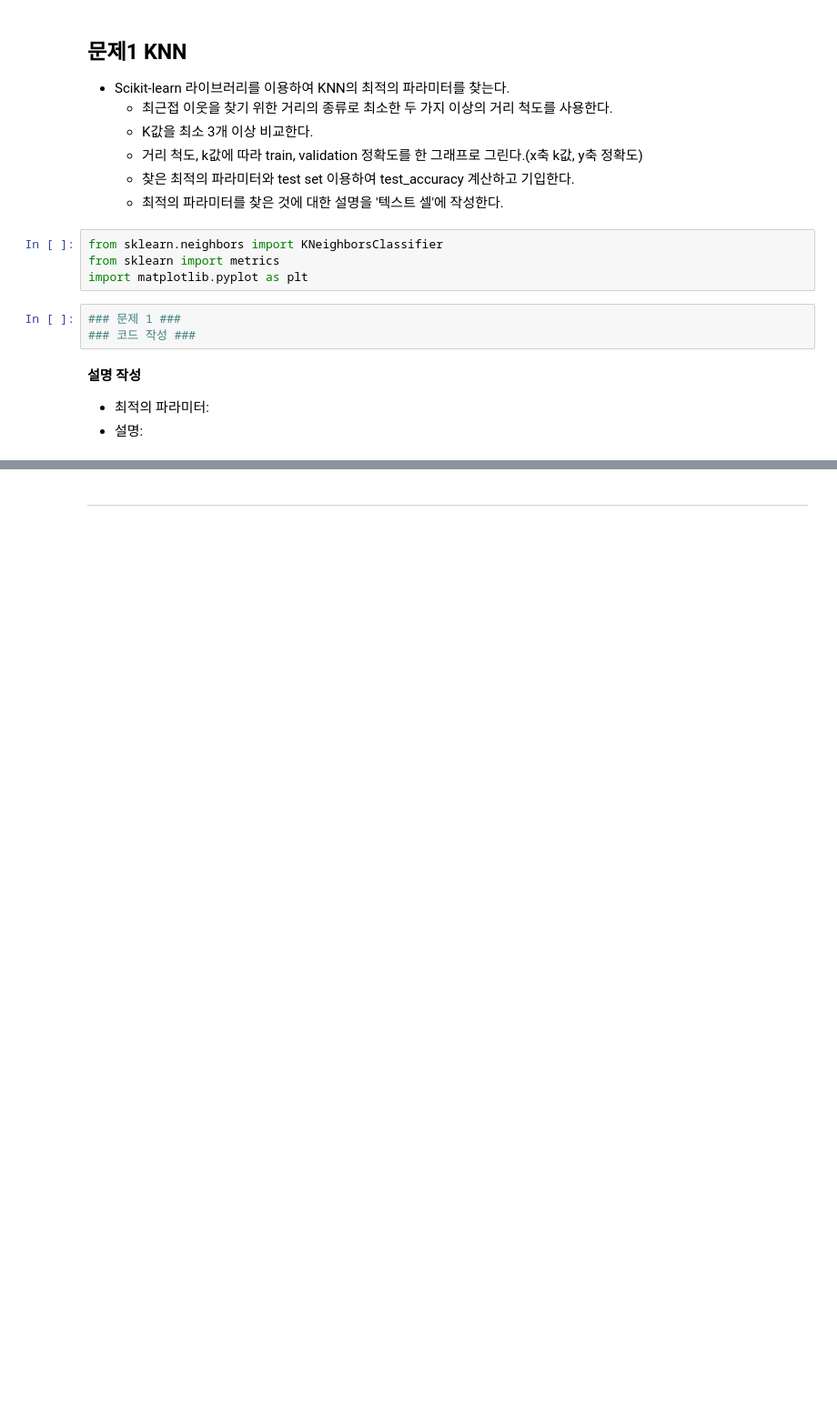
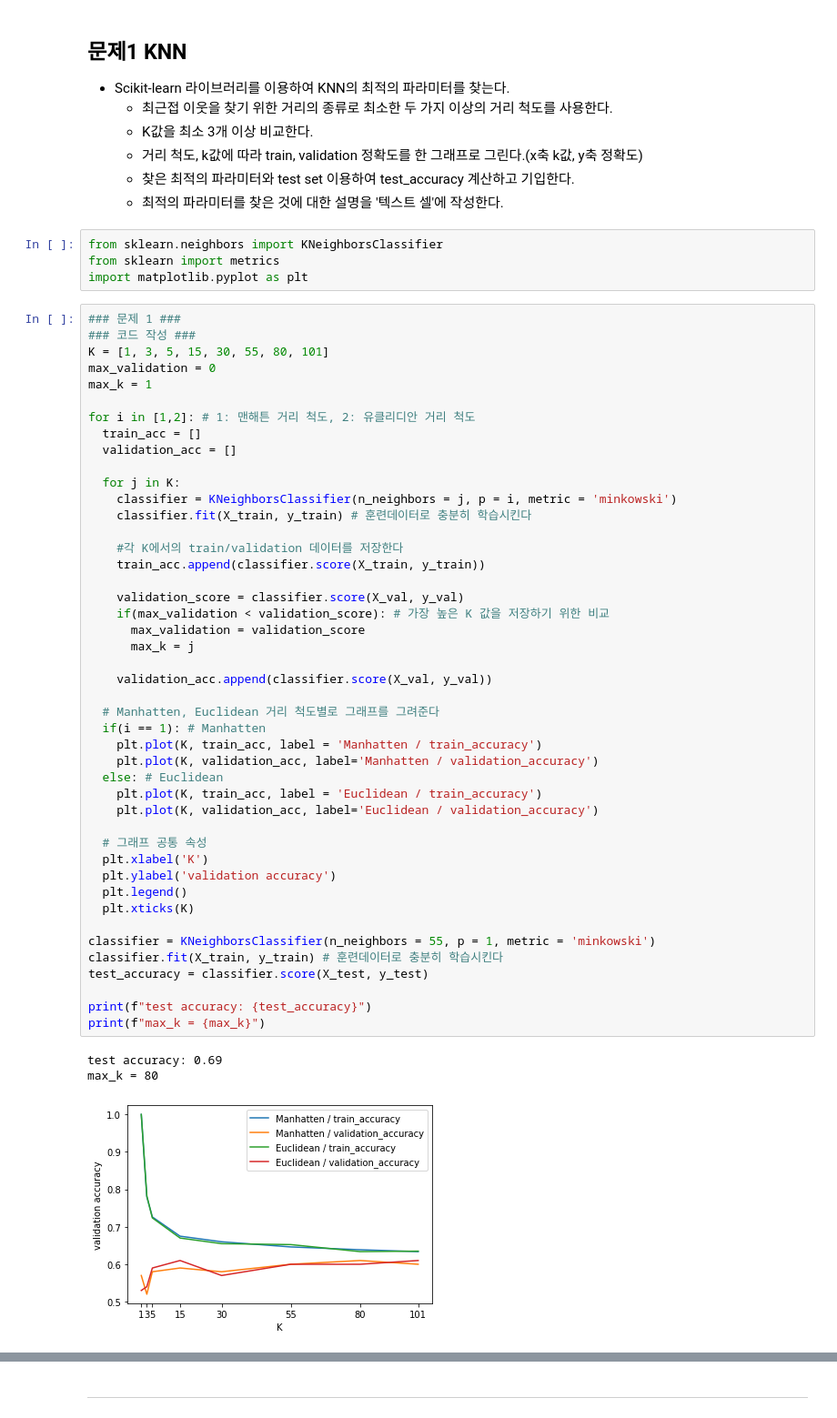
Before and after one commit to Wo-oJin/2022F-Ajou-ML, a Jupyter notebook: HW3/HW3.ipynb, the cells around one changed output, grey strips where cells are left out. Shown: that part at 91% size. Drawn from its saved outputs; the diff is of its cells as text; blank space fills up the shorter version.

```diff
--- a/HW3/HW3.ipynb
+++ b/HW3/HW3.ipynb
@@ -56,10 +80,52 @@ print("y_test's shape : ", y_test.shape)
 from sklearn.neighbors import KNeighborsClassifier
 from sklearn import metrics
 import matplotlib.pyplot as plt
-# %%
-### 문제 1 ###
-### 코드 작성 ###
-# %% [markdown]
-**설명 작성**
-- 최적의 파라미터:
-- 설명:
+# %%
+### 문제 1 ###
+### 코드 작성 ###
+K = [1, 3, 5, 15, 30, 55, 80, 101]
+max_validation = 0
+max_k = 1
+
+for i in [1,2]: # 1: 맨해튼 거리 척도, 2: 유클리디안 거리 척도
+  train_acc = []
+  validation_acc = []
+
+  for j in K:
+    classifier = KNeighborsClassifier(n_neighbors = j, p = i, metric = 'minkowski')
+    classifier.fit(X_train, y_train) # 훈련데이터로 충분히 학습시킨다
+
+    #각 K에서의 train/validation 데이터를 저장한다
+    train_acc.append(classifier.score(X_train, y_train))
+
+    validation_score = classifier.score(X_val, y_val)
+    if(max_validation < validation_score): # 가장 높은 K 값을 저장하기 위한 비교
+      max_validation = validation_score
+      max_k = j
+
+    validation_acc.append(classifier.score(X_val, y_val))
+
+  # Manhatten, Euclidean 거리 척도별로 그래프를 그려준다
+  if(i == 1): # Manhatten
+    plt.plot(K, train_acc, label = 'Manhatten / train_accuracy')
+    plt.plot(K, validation_acc, label='Manhatten / validation_accuracy')
+  else: # Euclidean
+    plt.plot(K, train_acc, label = 'Euclidean / train_accuracy')
+    plt.plot(K, validation_acc, label='Euclidean / validation_accuracy')
+
+  # 그래프 공통 속성
+  plt.xlabel('K')
+  plt.ylabel('validation accuracy')
+  plt.legend()
+  plt.xticks(K)
+
+classifier = KNeighborsClassifier(n_neighbors = 55, p = 1, metric = 'minkowski')
+classifier.fit(X_train, y_train) # 훈련데이터로 충분히 학습시킨다
+test_accuracy = classifier.score(X_test, y_test)
+
+print(f"test accuracy: {test_accuracy}")
+print(f"max_k = {max_k}")
+# %% [output]
+test accuracy: 0.69
+max_k = 80
+[figure, added]
```
Also changed, not shown: parts of 32 cells of this notebook.
